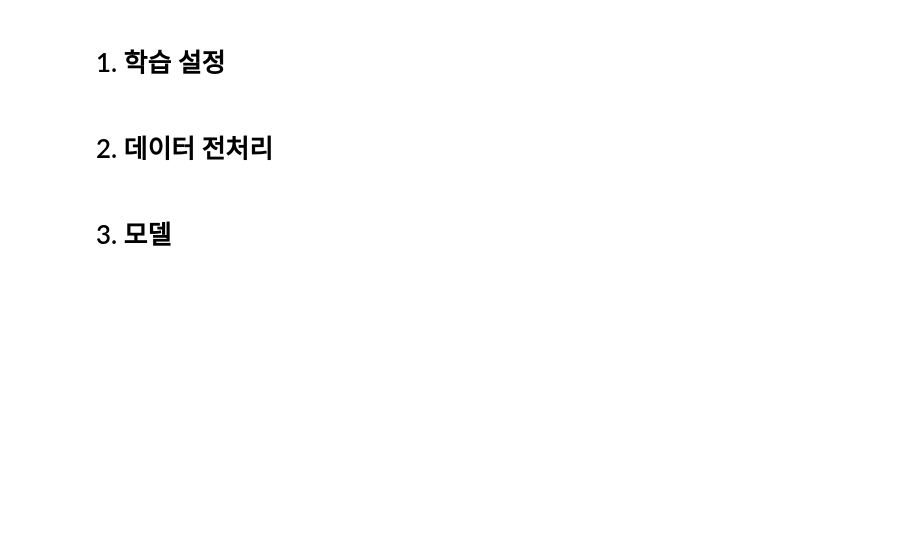
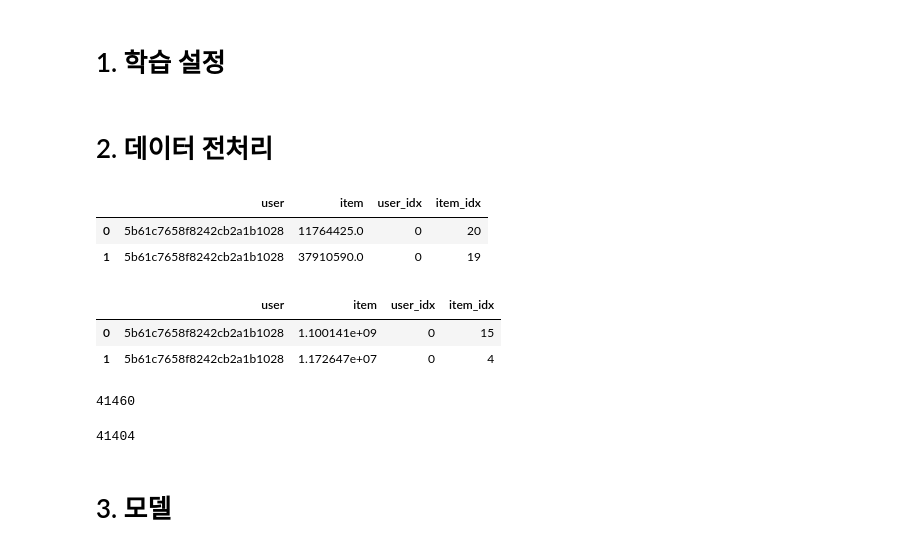
Before and after one commit to boostcampaitech4lv23recsys1/level3_productserving-level3-recsys-04, a Jupyter notebook: model/Multi-VAE/Multi_VAE_&_Multi_DAE.ipynb, the cells around one changed output. Cells and saved outputs as stored; diff of their text form; code cells hidden in the pictures; blank space fills up the shorter version.

```diff
--- a/model/Multi-VAE/Multi_VAE_&_Multi_DAE.ipynb
+++ b/model/Multi-VAE/Multi_VAE_&_Multi_DAE.ipynb
@@ -50,3 +51,14 @@ device = 'cuda' if torch.cuda.is_available() else 'cpu'
 config = Box(config)
 # %% [markdown]
 # 2. 데이터 전처리
+# %%
+train_df = pd.read_csv('/opt/ml/input/project/model/data/train_rand.csv')
+train_df = train_df.drop(columns='date')
+train_df.columns=['user','item','user_idx','item_idx']
+train_df.to_csv('/opt/ml/input/project/model/data/MVtrain_rand.csv',index=False)
+# %%
+train_df[:2]
+# %% [output]
+|  | user | item | user_idx | item_idx |
+| 0 | 5b61c7658f8242cb2a1b1028 | 11764425.0 | 0 | 20 |
+| 1 | 5b61c7658f8242cb2a1b1028 | 37910590.0 | 0 | 19 |
@@ -53,3 +69,9 @@ config = Box(config)
+# %%
+valid_df[:2]
+# %% [output]
+|  | user | item | user_idx | item_idx |
+| 0 | 5b61c7658f8242cb2a1b1028 | 1.100141e+09 | 0 | 15 |
+| 1 | 5b61c7658f8242cb2a1b1028 | 1.172647e+07 | 0 | 4 |
 # %%
 class MakeMatrixDataSet():
     """
@@ -127,6 +155,14 @@ class MakeMatrixDataSet():
             else:
                 mat[idx, self.user_train[user.item()] + self.user_valid[user.item()]] = 1
         return mat
+# %%
+sorted(train_df['item_idx'].unique())[-1]
+# %% [output]
+41460
+# %%
+len(train_df['item_idx'].unique())
+# %% [output]
+41404
 # %%
 class AEDataSet(Dataset):
     def __init__(self, num_user):
```
Also changed, not shown: parts of 6 cells of this notebook, 1 other file.
